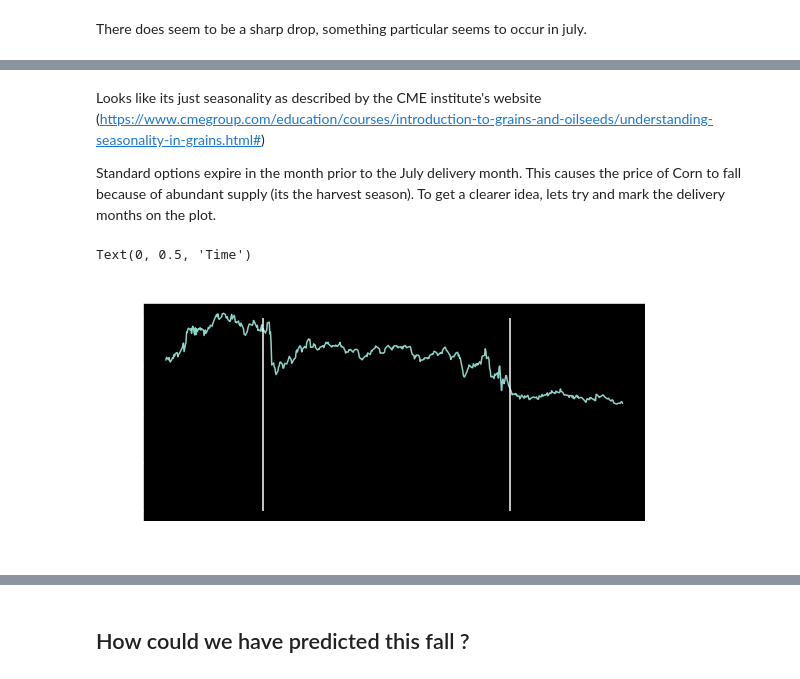
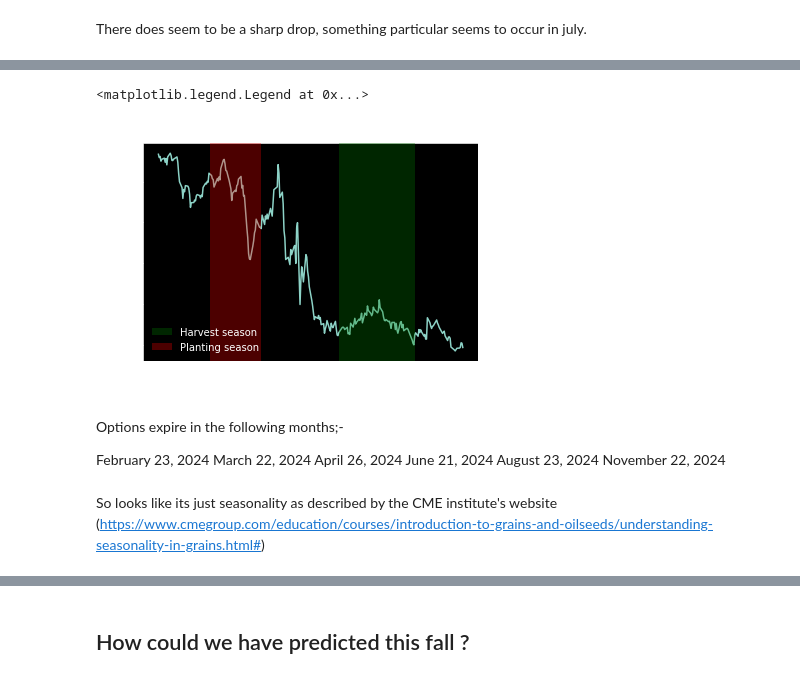
Before and after one commit to nsushant/quant_trading, a Jupyter notebook: Getting_a_feel_for_commodities.ipynb, the cells around one changed output, grey strips where cells are left out. Cells and saved outputs as stored; diff of their text form; code cells hidden in the pictures.

Commit message:
seasonality

```diff
--- a/Getting_a_feel_for_commodities.ipynb
+++ b/Getting_a_feel_for_commodities.ipynb
@@ -74,4 +82,29 @@ There does seem to be a sharp drop, something particular seems to occur in july.
+# %%
+from datetime import datetime
+sep_date_1 = datetime.strptime('2023-09-01', '%Y-%m-%d')
+dec_date_1 = datetime.strptime('2023-12-01', '%Y-%m-%d')
+
+apr_date_1 = datetime.strptime('2023-04-01', '%Y-%m-%d')
+jun_date_1 = datetime.strptime('2023-06-01', '%Y-%m-%d')
+#harvest season
+plt.axvspan(sep_date_1, dec_date_1, facecolor='g', alpha=0.3,zorder=3,label='Harvest season')
+plt.axvspan(apr_date_1, jun_date_1, facecolor='r', alpha=0.3,zorder=3,label='Planting season')
+plt.plot(one_year_corn_futures_history.index.values, one_year_corn_futures_history['Close'].values)
+plt.title('Corn Futures (12 Mo.)')
+plt.xlabel('Closing Price')
+plt.ylabel('Time')
+plt.legend(frameon=False,loc="lower left")
+# %% [output]
+<matplotlib.legend.Legend at 0x...>
+[figure, added]
+# %% [markdown]
+Options expire in the following months;-
+
+February 23, 2024
+March 22, 2024
+April 26, 2024
+June 21, 2024
+August 23, 2024
+November 22, 2024
 # %% [markdown]
-Looks like its just seasonality as described by the CME institute's website (https://www.cmegroup.com/education/courses/introduction-to-grains-and-oilseeds/understanding-seasonality-in-grains.html#)
-
-Standard options expire in the month prior to the July delivery month. This causes the price of Corn to fall because of abundant supply (its the harvest season). To get a clearer idea, lets try and mark the delivery months on the plot.
+So looks like its just seasonality as described by the CME institute's website (https://www.cmegroup.com/education/courses/introduction-to-grains-and-oilseeds/understanding-seasonality-in-grains.html#)
@@ -83,11 +110,0 @@ july_date_2 = datetime.strptime('2023-07-30', '%Y-%m-%d')
-# %%
-plt.figure(figsize=(9,4))
-plt.plot(two_year_corn_futures_history.index.values, two_year_corn_futures_history['Close'].values)
-plt.vlines(july_date_1,0,800)
-plt.vlines(july_date_2,0,800)
-plt.title('Corn Futures (2y)')
-plt.xlabel('Closing Price')
-plt.ylabel('Time')
-# %% [output]
-Text(0, 0.5, 'Time')
-[figure, removed]
```
Also changed, not shown: parts of 3 cells of this notebook.
